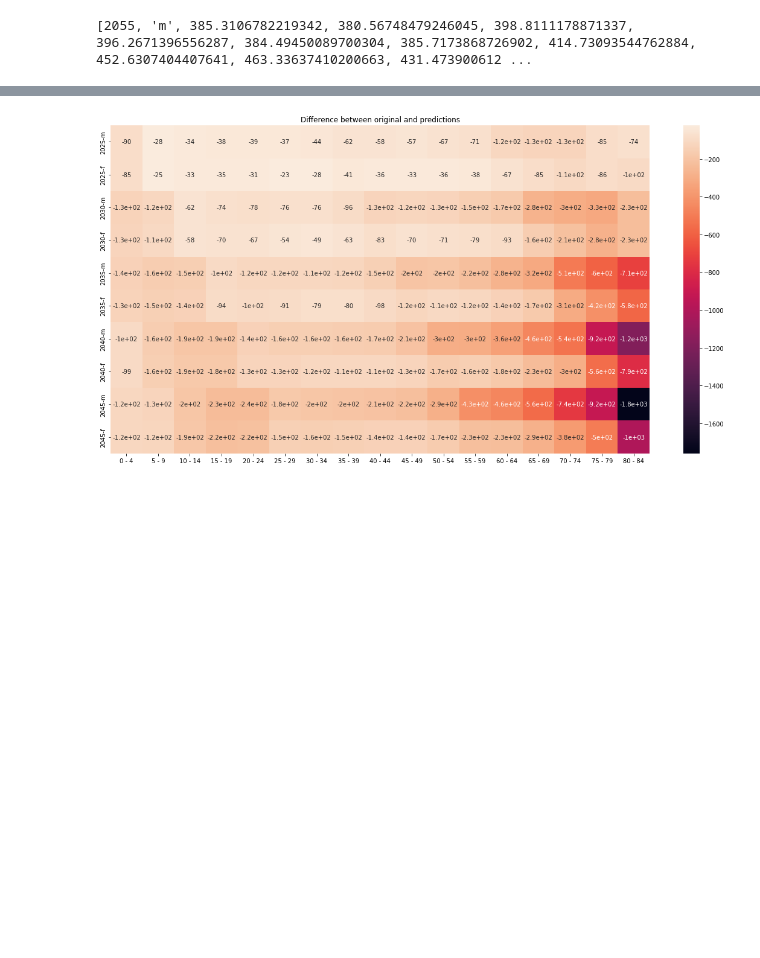
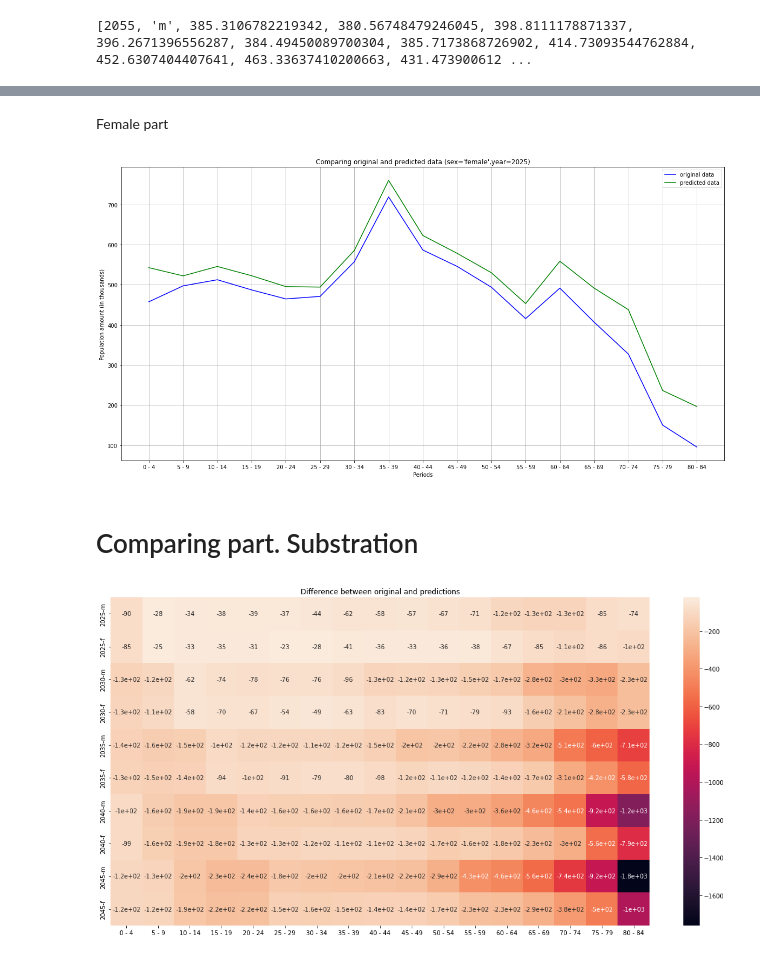
Before and after one commit to bogya345/DiscModel_labs, a Jupyter notebook: lab1.ipynb, the cells around one changed output, grey strips where cells are left out. Cells and saved outputs as stored; diff of their text form; code cells hidden in the pictures; blank space fills up the shorter version.

```diff
--- a/lab1.ipynb
+++ b/lab1.ipynb
@@ -470,3 +551,11 @@ import matplotlib.pyplot as plt
+# %% [markdown]
+Female part
+# %%
+plotting_compare_single(d, pred, lambda t: (t['Sex']=='f')&(t['Reference_date']==2025), title="Comparing original and predicted data (sex='female',year=2025)")
+# %% [output]
+[figure, added]
+# %% [markdown]
+# Comparing part. Substration
 # %%
 plt.figure(1, figsize=(20,10))
 heat = sns.heatmap(compare_heat, annot=True)
```
Also changed, not shown: parts of 16 cells of this notebook.
